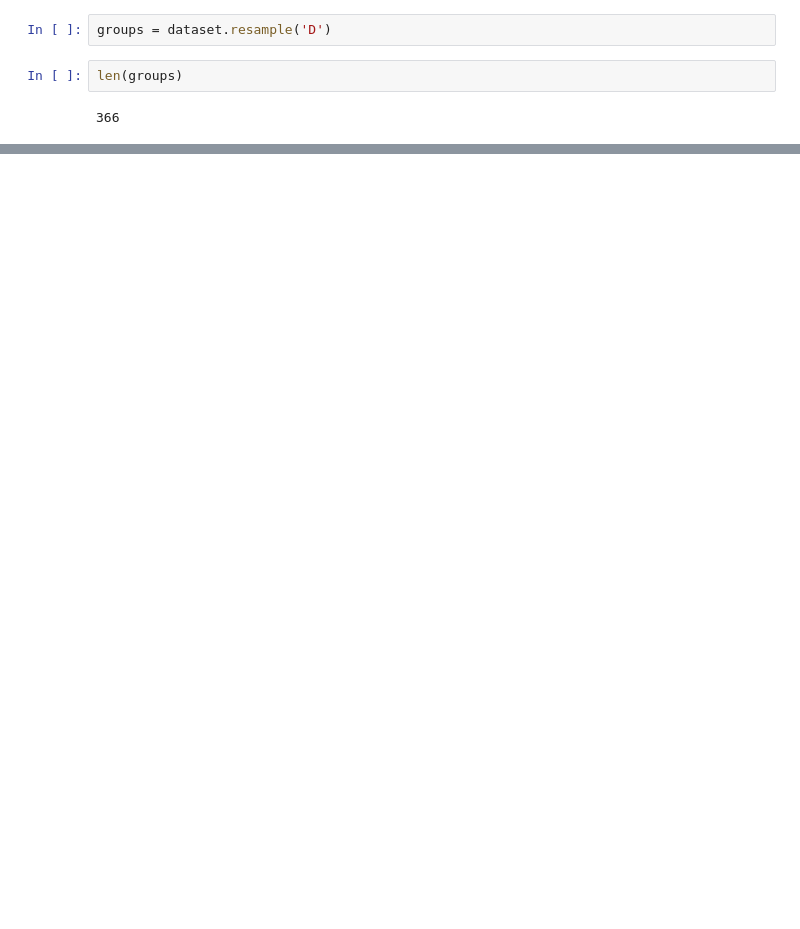
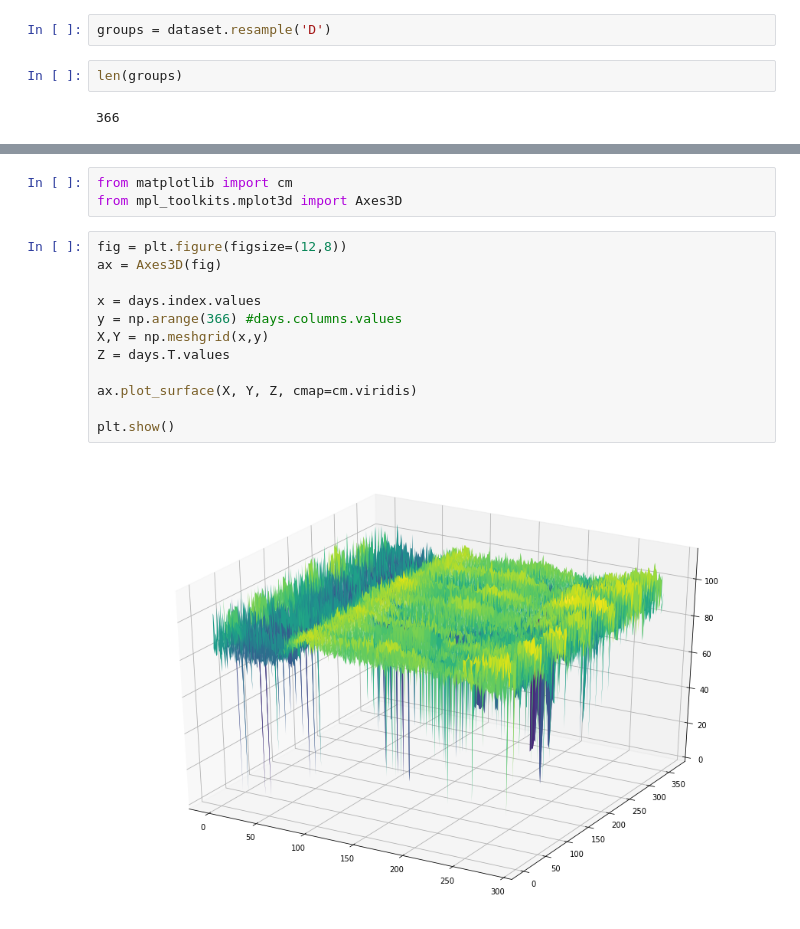
Before and after one commit to albnc/WaveletTrafficAnalysis, a Jupyter notebook: PlottingDataFrame.ipynb, the cells around one changed output, grey strips where cells are left out. Drawn from its saved outputs; the diff is of its cells as text; blank space fills up the shorter version.

```diff
--- a/PlottingDataFrame.ipynb
+++ b/PlottingDataFrame.ipynb
@@ -160 +165,18 @@ days
 288 rows × 366 columns
+# %%
+from matplotlib import cm
+from mpl_toolkits.mplot3d import Axes3D
+# %%
+fig = plt.figure(figsize=(12,8))
+ax = Axes3D(fig)
+
+x = days.index.values
+y = np.arange(366) #days.columns.values
+X,Y = np.meshgrid(x,y)
+Z = days.T.values
+
+ax.plot_surface(X, Y, Z, cmap=cm.viridis)
+
+plt.show()
+# %% [output]
+[figure, added]
```
Also changed, not shown: parts of 8 cells of this notebook.
